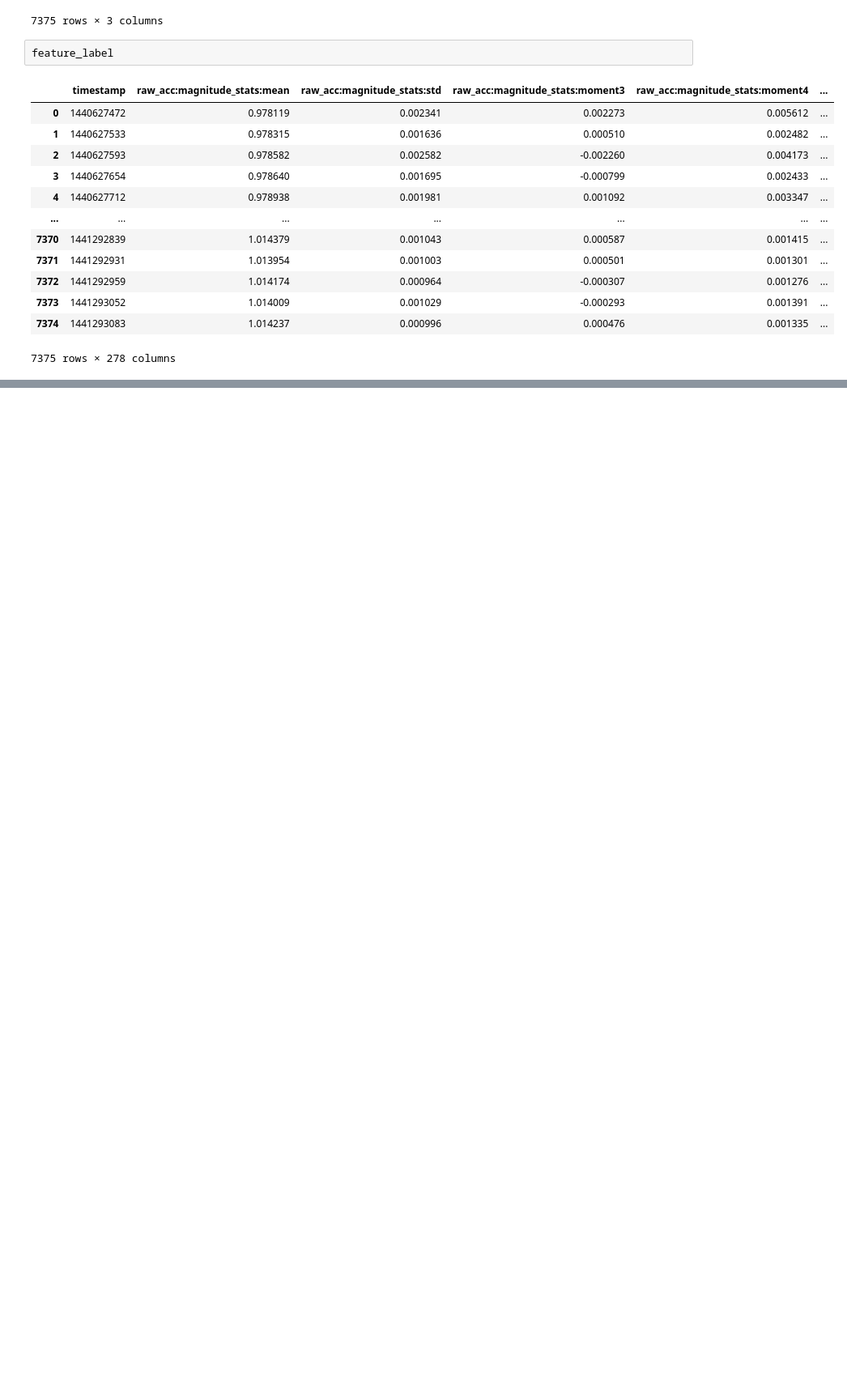
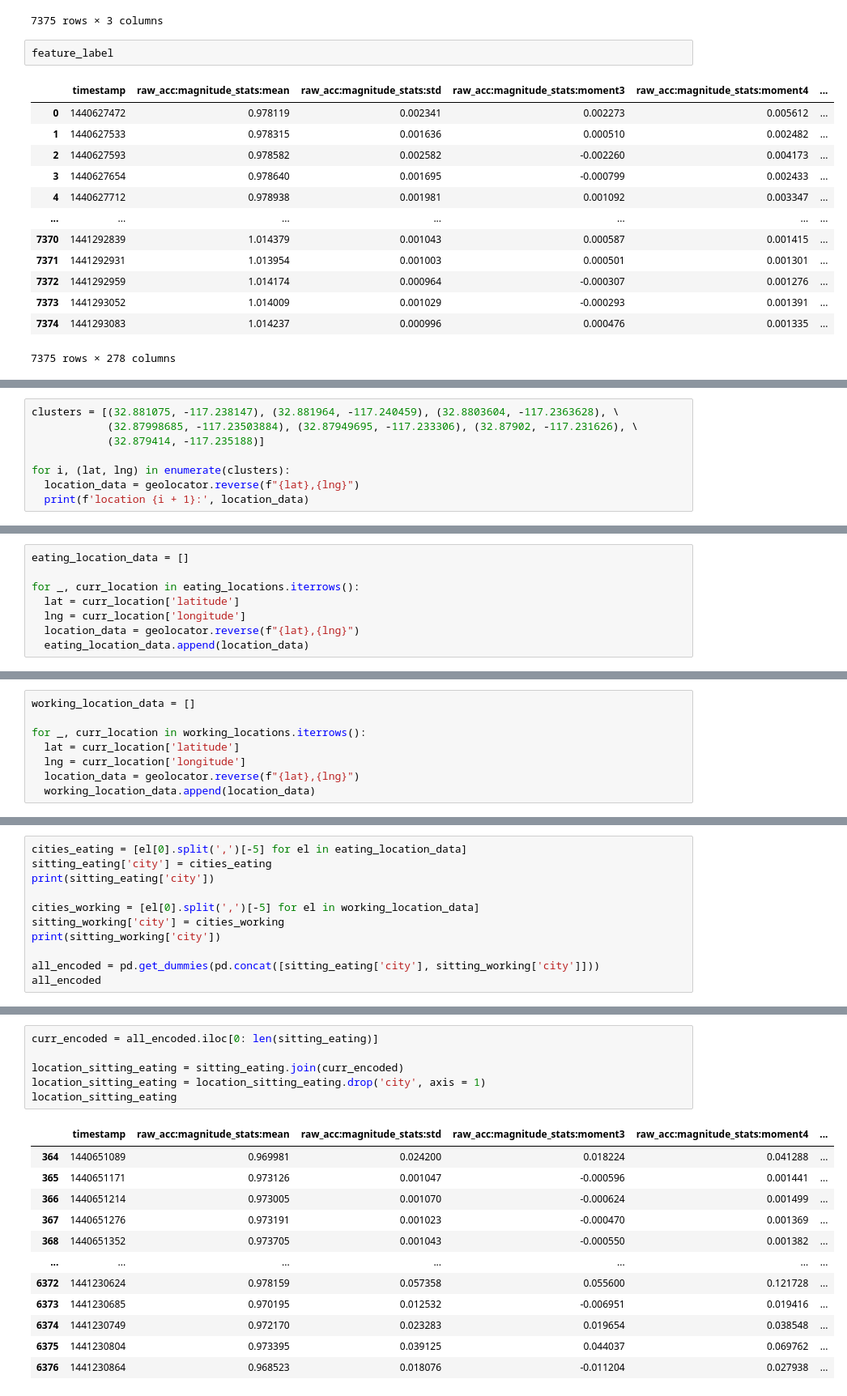
Before and after one commit to jschmidtnj/ubicomp, a Jupyter notebook: hw/a3/Assignment3.ipynb, the cells around one changed output, grey strips where cells are left out. Shown at 81% size. Cells and saved outputs as stored; diff of their text form; blank space fills up the shorter version.

```diff
--- a/hw/a3/Assignment3.ipynb
+++ b/hw/a3/Assignment3.ipynb
@@ -112,0 +373,8 @@ fig.show()
+# %%
+clusters = [(32.881075, -117.238147), (32.881964, -117.240459), (32.8803604, -117.2363628), \
+            (32.87998685, -117.23503884), (32.87949695, -117.233306), (32.87902, -117.231626), \
+            (32.879414, -117.235188)]
+
+for i, (lat, lng) in enumerate(clusters):
+  location_data = geolocator.reverse(f"{lat},{lng}")
+  print(f'location {i + 1}:', location_data)
@@ -112,0 +494,8 @@ fig.show()
+# %%
+eating_location_data = []
+
+for _, curr_location in eating_locations.iterrows():
+  lat = curr_location['latitude']
+  lng = curr_location['longitude']
+  location_data = geolocator.reverse(f"{lat},{lng}")
+  eating_location_data.append(location_data)
@@ -112,0 +505,8 @@ fig.show()
+# %%
+working_location_data = []
+
+for _, curr_location in working_locations.iterrows():
+  lat = curr_location['latitude']
+  lng = curr_location['longitude']
+  location_data = geolocator.reverse(f"{lat},{lng}")
+  working_location_data.append(location_data)
@@ -112,0 +518,11 @@ fig.show()
+# %%
+cities_eating = [el[0].split(',')[-5] for el in eating_location_data]
+sitting_eating['city'] = cities_eating
+print(sitting_eating['city'])
+
+cities_working = [el[0].split(',')[-5] for el in working_location_data]
+sitting_working['city'] = cities_working
+print(sitting_working['city'])
+
+all_encoded = pd.get_dummies(pd.concat([sitting_eating['city'], sitting_working['city']]))
+all_encoded
@@ -112,0 +560,19 @@ fig.show()
+# %%
+curr_encoded = all_encoded.iloc[0: len(sitting_eating)]
+
+location_sitting_eating = sitting_eating.join(curr_encoded)
+location_sitting_eating = location_sitting_eating.drop('city', axis = 1)
+location_sitting_eating
+# %% [output]
+|  | timestamp | raw_acc:magnitude_stats:mean | raw_acc:magnitude_stats:std | raw_acc:magnitude_stats:moment3 | raw_acc:magnitude_stats:moment4 | ... |
+| 364 | 1440651089 | 0.969981 | 0.024200 | 0.018224 | 0.041288 | ... |
+| 365 | 1440651171 | 0.973126 | 0.001047 | -0.000596 | 0.001441 | ... |
+| 366 | 1440651214 | 0.973005 | 0.001070 | -0.000624 | 0.001499 | ... |
+| 367 | 1440651276 | 0.973191 | 0.001023 | -0.000470 | 0.001369 | ... |
+| 368 | 1440651352 | 0.973705 | 0.001043 | -0.000550 | 0.001382 | ... |
+| ... | ... | ... | ... | ... | ... | ... |
+| 6372 | 1441230624 | 0.978159 | 0.057358 | 0.055600 | 0.121728 | ... |
+| 6373 | 1441230685 | 0.970195 | 0.012532 | -0.006951 | 0.019416 | ... |
+| 6374 | 1441230749 | 0.972170 | 0.023283 | 0.019654 | 0.038548 | ... |
+| 6375 | 1441230804 | 0.973395 | 0.039125 | 0.044037 | 0.069762 | ... |
+| 6376 | 1441230864 | 0.968523 | 0.018076 | -0.011204 | 0.027938 | ... |
```
Also changed, not shown: parts of 62 cells of this notebook, 2 other files.
